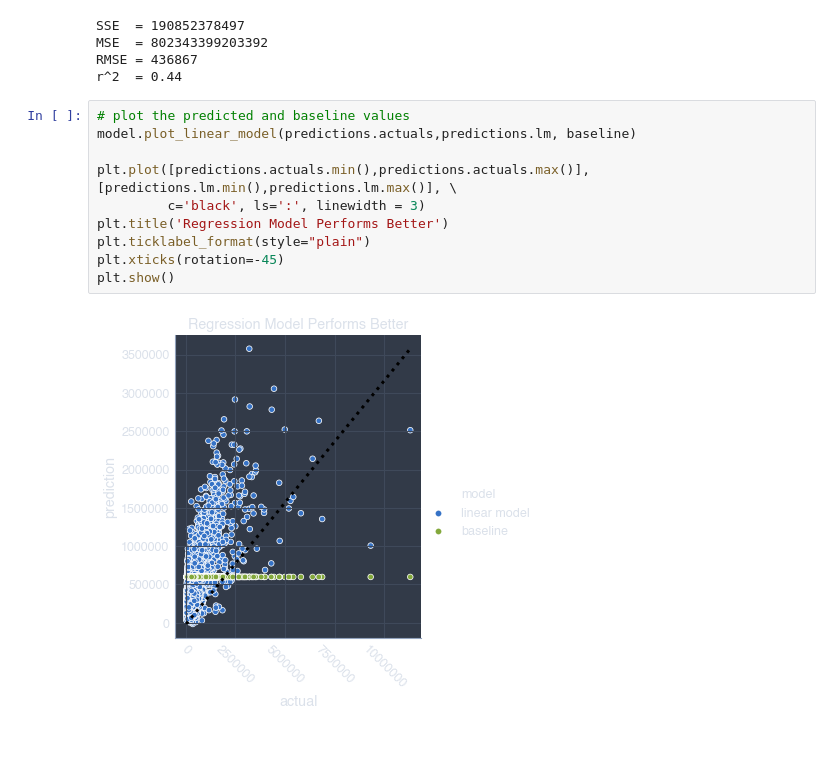
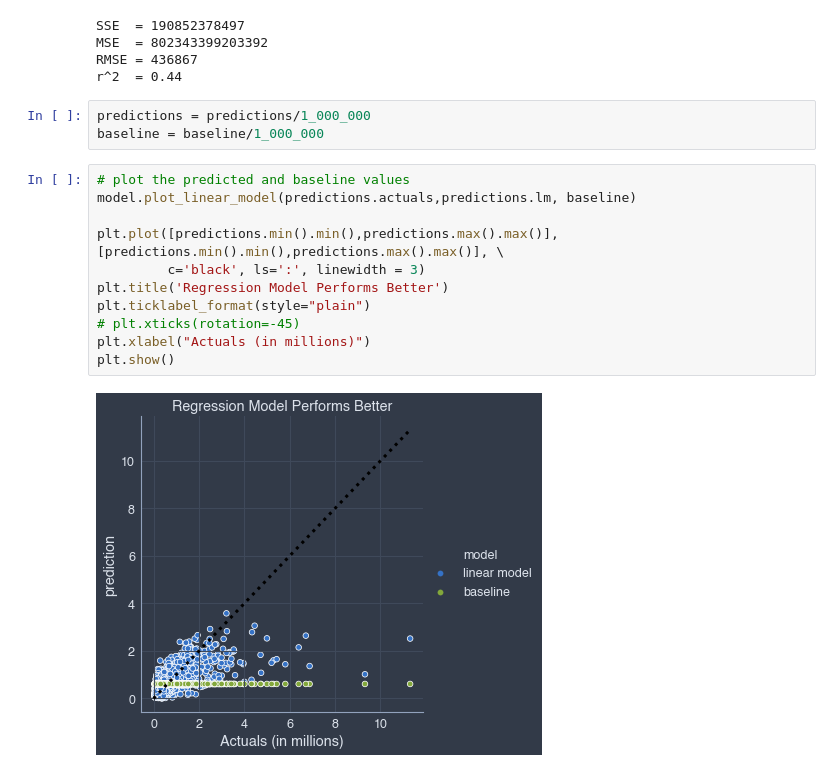
Before and after one commit to misty-garcia/zillow-project, a Jupyter notebook: the_pipeline.ipynb, the cells around one changed output. Cells and saved outputs as stored; diff of their text form; blank space fills up the shorter version.

```diff
--- a/the_pipeline.ipynb
+++ b/the_pipeline.ipynb
@@ -158,15 +168,19 @@ SSE  = 190852378497
 MSE  = 802343399203392
 RMSE = 436867
 r^2  = 0.44
+# %%
+predictions = predictions/1_000_000
+baseline = baseline/1_000_000
 # %%
 # plot the predicted and baseline values
 model.plot_linear_model(predictions.actuals,predictions.lm, baseline)
 
-plt.plot([predictions.actuals.min(),predictions.actuals.max()],[predictions.lm.min(),predictions.lm.max()], \
+plt.plot([predictions.min().min(),predictions.max().max()],[predictions.min().min(),predictions.max().max()], \
          c='black', ls=':', linewidth = 3)
 plt.title('Regression Model Performs Better')
 plt.ticklabel_format(style="plain")
-plt.xticks(rotation=-45)
+# plt.xticks(rotation=-45)
+plt.xlabel("Actuals (in millions)")
 plt.show()
 # %% [output]
-[figure, old version]
+[figure, new version]
```
Also changed, not shown: parts of 3 cells of this notebook.
